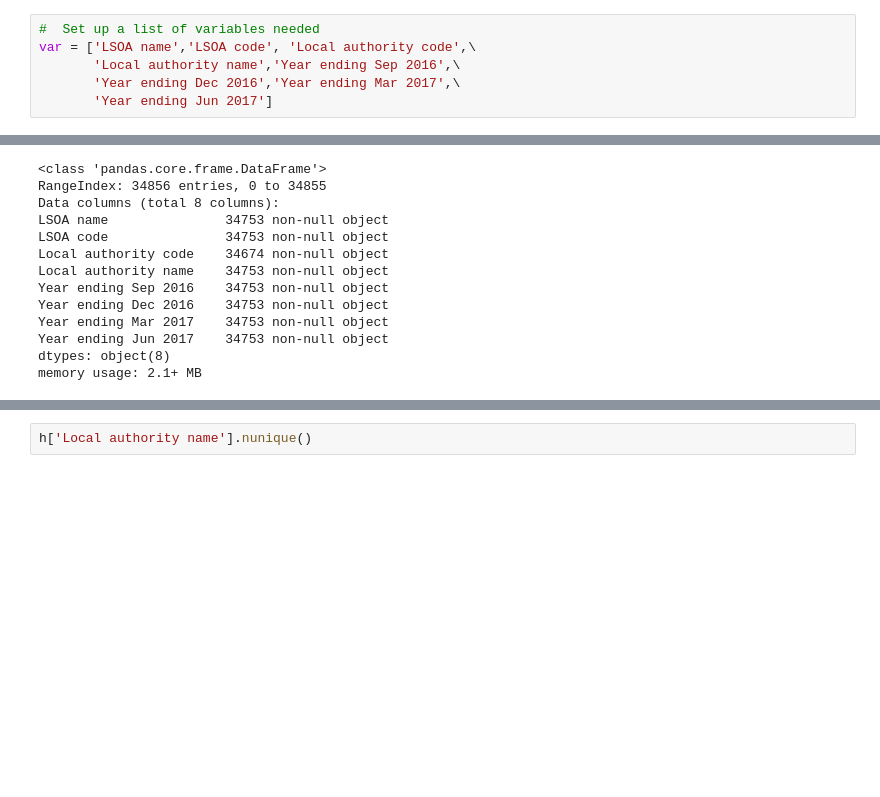
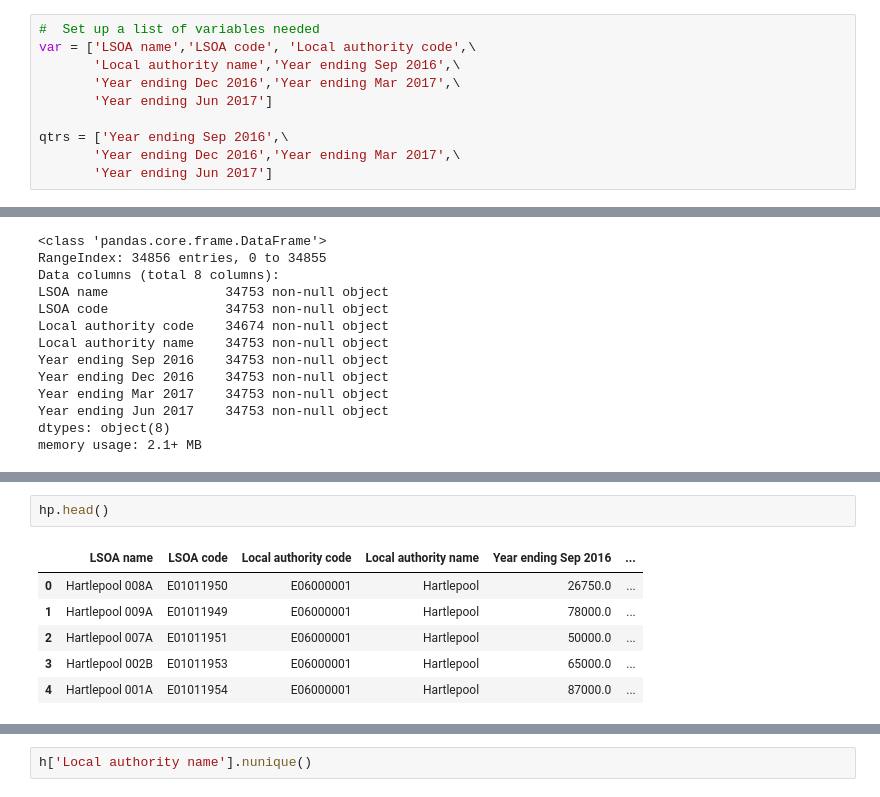
Before and after one commit to jendmurphy/ENVS615-Analysis-of-Human-Dynamics, a Jupyter notebook: Liverpool Data Module.ipynb, the cells around one changed output, grey strips where cells are left out. Saved outputs shown, nothing was run; the diff lists cells and outputs as text; blank space fills up the shorter version.

```diff
--- a/Liverpool Data Module.ipynb
+++ b/Liverpool Data Module.ipynb
@@ -32,6 +32,10 @@ var = ['LSOA name','LSOA code', 'Local authority code',\
        'Local authority name','Year ending Sep 2016',\
        'Year ending Dec 2016','Year ending Mar 2017',\
        'Year ending Jun 2017']
+
+qtrs = ['Year ending Sep 2016',\
+       'Year ending Dec 2016','Year ending Mar 2017',\
+       'Year ending Jun 2017']
 # %%
 #  Copy required variables into a new dataframe for analysis
 hp = house[var]
@@ -62,0 +100,9 @@ memory usage: 2.1+ MB
+# %%
+hp.head()
+# %% [output]
+|  | LSOA name | LSOA code | Local authority code | Local authority name | Year ending Sep 2016 | ... |
+| 0 | Hartlepool 008A | E01011950 | E06000001 | Hartlepool | 26750.0 | ... |
+| 1 | Hartlepool 009A | E01011949 | E06000001 | Hartlepool | 78000.0 | ... |
+| 2 | Hartlepool 007A | E01011951 | E06000001 | Hartlepool | 50000.0 | ... |
+| 3 | Hartlepool 002B | E01011953 | E06000001 | Hartlepool | 65000.0 | ... |
+| 4 | Hartlepool 001A | E01011954 | E06000001 | Hartlepool | 87000.0 | ... |
```
Also changed, not shown: parts of 11 cells of this notebook.
